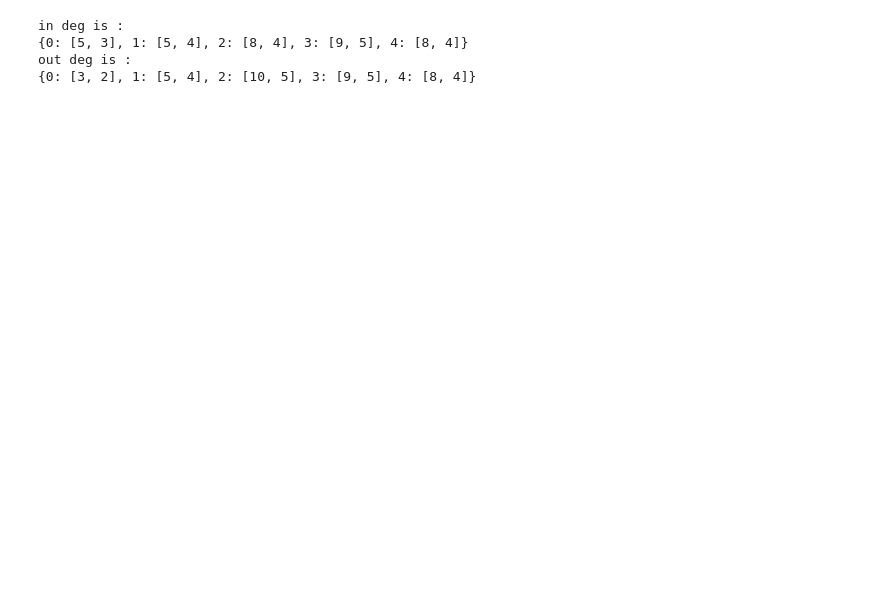
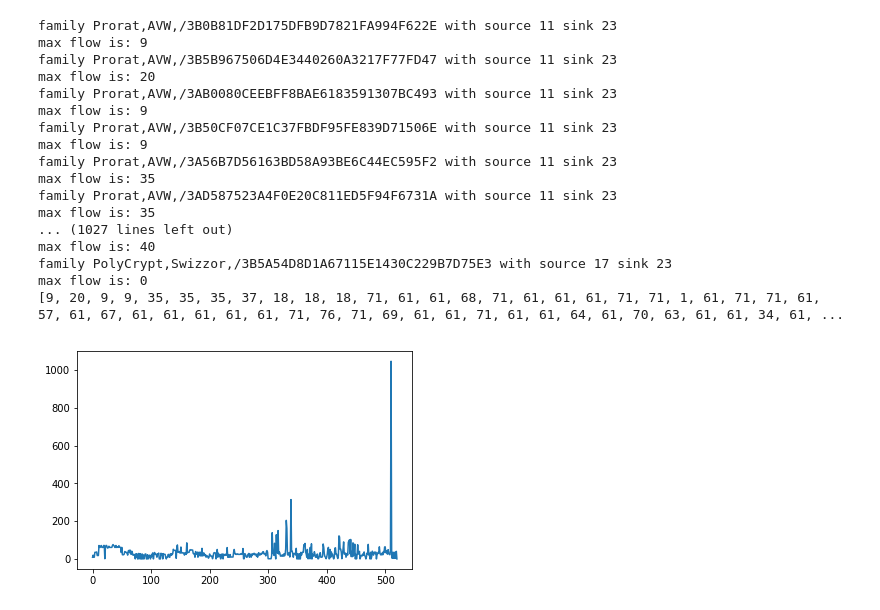
Before and after one commit to AchilleasAlvaroChysi/Thesis, a Jupyter notebook: fold1/Ford Fulkerson.ipynb, the cells around one changed output. Cells and saved outputs as stored; diff of their text form; code cells hidden in the pictures; blank space fills up the shorter version.

Commit message:
add flow in GrG

```diff
--- a/fold1/Ford Fulkerson.ipynb
+++ b/fold1/Ford Fulkerson.ipynb
@@ -100,8 +106,8 @@ class Graph:
                 self.graph[u][v] -= path_flow
                 self.graph[v][u] += path_flow
                 v = parent[v]
-        print (max_flow)
-        return self.graph
+        print ("max flow is: "+str(max_flow))
+        return max_flow
 
 
 # # Create a graph given in the above diagram
@@ -120,6 +126,15 @@ class Graph:
 # print ("The maximum possible flow is %d " % g.FordFulkerson(source, sink))
 
 # #This code is contributed by Neelam Yadav
+# %%
+def getSourceSink(path):
+    verteces = []
+    with open(path) as fp:
+        line = fp.readline()
+        while line:
+            verteces.append(line.split(","))
+            line = fp.readline()
+    return [verteces[0][0],verteces[-1][1].strip()]
 # %%
 def getArray (path):
     results = []
@@ -251,27 +304,46 @@ def createCoverageGraph(g):
 # %%
-# for i in rootDir:
-#     executeTrial(i)
-# executeTrial(rootDir[2])
-ar = [[1,0,0,2,0],
-      [0,1,2,1,1],
-      [2,2,2,2,2],
-      [2,1,2,3,1],
-      [0,1,2,1,4]]
-createCoverageGraph(ar)
+# getSourceSink(grgDir[0])
+max_flow_vals=[]
+for i in rootDir:
+    max_flow_vals.append(executeTrial(i)[0])
+print(max_flow_vals)
+plt.plot(max_flow_vals)
+plt.show()
+# executeTrial(rootDir[0])
+# ar = [[1,0,0,2,0],
+#       [0,1,2,1,1],
+#       [2,2,2,2,2],
+#       [2,1,2,3,1],
+#       [0,1,2,1,4]]
+# createCoverageGraph(getArray(rootDir[6]))
 # g = createExtendedG(ar)
 # G = pydot.Dot(graph_type='digraph')
 # for i in range(len(g)):
 #     x = pydot.Node(i)
 #     for j in range(len(g[i])):
 #         if g[i][j]!= 0 :
 #             y = pydot.Node(j)
 #             e = pydot.Edge(i,j)
 #             G.add_edge(e)
 
 # im = Image(G.create_png())
 # display(im)
 # %% [output]
-in deg is :
-{0: [5, 3], 1: [5, 4], 2: [8, 4], 3: [9, 5], 4: [8, 4]}
-out deg is :
-{0: [3, 2], 1: [5, 4], 2: [10, 5], 3: [9, 5], 4: [8, 4]}
+family Prorat,AVW,/3B0B81DF2D175DFB9D7821FA994F622E with source 11 sink 23
+max flow is: 9
+family Prorat,AVW,/3B5B967506D4E3440260A3217F77FD47 with source 11 sink 23
+max flow is: 20
+family Prorat,AVW,/3AB0080CEEBFF8BAE6183591307BC493 with source 11 sink 23
+max flow is: 9
+family Prorat,AVW,/3B50CF07CE1C37FBDF95FE839D71506E with source 11 sink 23
+max flow is: 9
+family Prorat,AVW,/3A56B7D56163BD58A93BE6C44EC595F2 with source 11 sink 23
+max flow is: 35
+family Prorat,AVW,/3AD587523A4F0E20C811ED5F94F6731A with source 11 sink 23
+max flow is: 35
+... (1027 lines left out)
+max flow is: 40
+family PolyCrypt,Swizzor,/3B5A54D8D1A67115E1430C229B7D75E3 with source 17 sink 23
+max flow is: 0
+[9, 20, 9, 9, 35, 35, 35, 37, 18, 18, 18, 71, 61, 61, 68, 71, 61, 61, 61, 71, 71, 1, 61, 71, 71, 61, 57, 61, 67, 61, 61, 61, 61, 61, 71, 76, 71, 69, 61, 61, 71, 61, 61, 64, 61, 70, 63, 61, 61, 34, 61, ...
+[figure, added]
```
Also changed, not shown: parts of 7 cells of this notebook.
